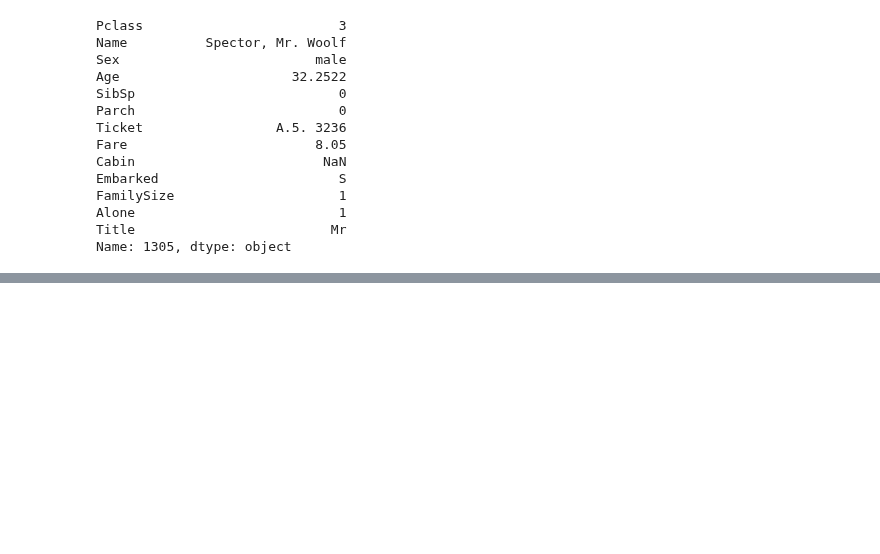
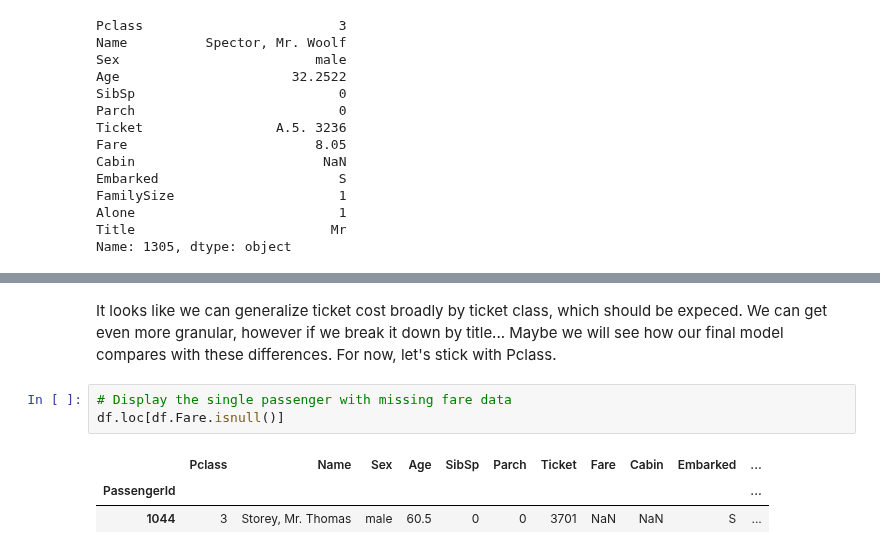
Before and after one commit to wcneill/ml-from-scratch, a Jupyter notebook: kaggle/titanic/titanic_ml.ipynb, the cells around one changed output, grey strips where cells are left out. Saved outputs shown, nothing was run; the diff lists cells and outputs as text; blank space fills up the shorter version.

```diff
--- a/kaggle/titanic/titanic_ml.ipynb
+++ b/kaggle/titanic/titanic_ml.ipynb
@@ -175,0 +184,9 @@ We can repeat the process to determine whether there is a relationship between c
+# %% [markdown]
+It looks like we can generalize ticket cost broadly by ticket class, which should be expeced. We can get even more granular, however if we break it down by title... Maybe we will see how our final model compares with these differences. For now, let's stick with Pclass.
+# %%
+# Display the single passenger with missing fare data
+df.loc[df.Fare.isnull()]
+# %% [output]
+|  | Pclass | Name | Sex | Age | SibSp | Parch | Ticket | Fare | Cabin | Embarked | ... |
+| PassengerId |  |  |  |  |  |  |  |  |  |  | ... |
+| 1044 | 3 | Storey, Mr. Thomas | male | 60.5 | 0 | 0 | 3701 | NaN | NaN | S | ... |
```
Also changed, not shown: parts of 7 cells of this notebook.
